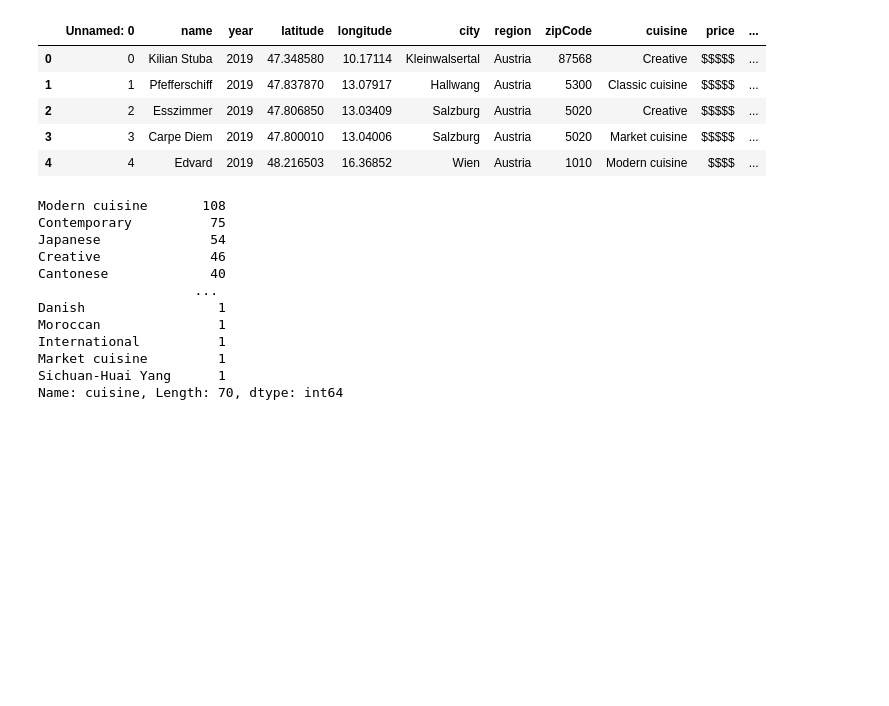
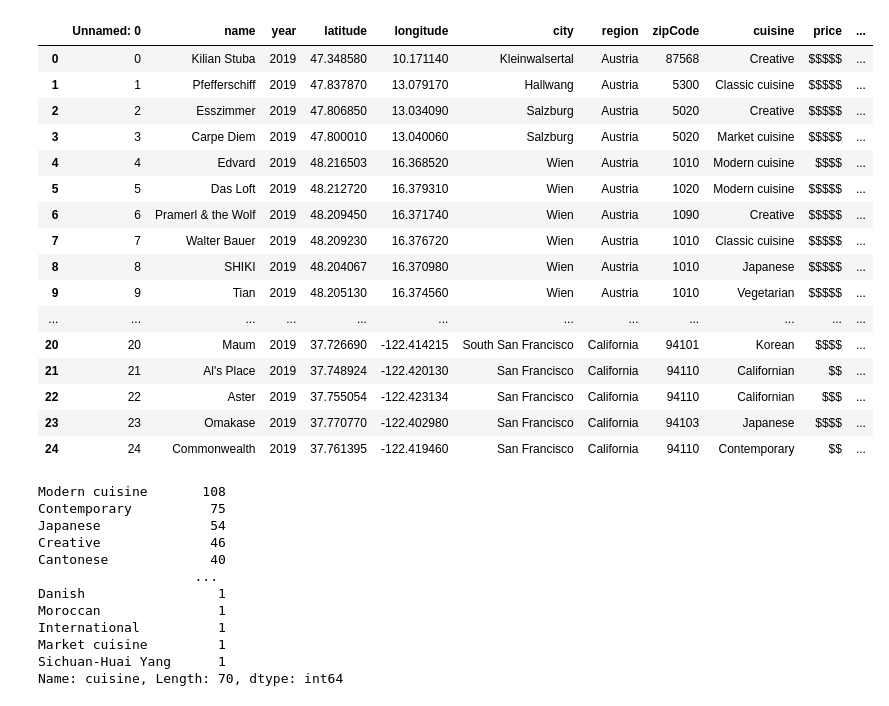
Before and after one commit to EI-github/smu_project1_michelinrestaurants, a Jupyter notebook: Megan_Work/Data_Analysis_Adams.ipynb, the cells around one changed output. Saved outputs shown, nothing was run; the diff lists cells and outputs as text; code cells hidden in the pictures; blank space fills up the shorter version.

```diff
--- a/Megan_Work/Data_Analysis_Adams.ipynb
+++ b/Megan_Work/Data_Analysis_Adams.ipynb
@@ -8,16 +8,27 @@ import matplotlib.pyplot as plt
 # %%
 #Import cleaned csv
 cleandata = "../Resources/Cleaned.csv"
 
 df = pd.read_csv(cleandata)
-df.head()
+df.head(25)
 # %% [output]
 |  | Unnamed: 0 | name | year | latitude | longitude | city | region | zipCode | cuisine | price | ... |
-| 0 | 0 | Kilian Stuba | 2019 | 47.348580 | 10.17114 | Kleinwalsertal | Austria | 87568 | Creative | $$$$$ | ... |
-| 1 | 1 | Pfefferschiff | 2019 | 47.837870 | 13.07917 | Hallwang | Austria | 5300 | Classic cuisine | $$$$$ | ... |
-| 2 | 2 | Esszimmer | 2019 | 47.806850 | 13.03409 | Salzburg | Austria | 5020 | Creative | $$$$$ | ... |
-| 3 | 3 | Carpe Diem | 2019 | 47.800010 | 13.04006 | Salzburg | Austria | 5020 | Market cuisine | $$$$$ | ... |
-| 4 | 4 | Edvard | 2019 | 48.216503 | 16.36852 | Wien | Austria | 1010 | Modern cuisine | $$$$ | ... |
+| 0 | 0 | Kilian Stuba | 2019 | 47.348580 | 10.171140 | Kleinwalsertal | Austria | 87568 | Creative | $$$$$ | ... |
+| 1 | 1 | Pfefferschiff | 2019 | 47.837870 | 13.079170 | Hallwang | Austria | 5300 | Classic cuisine | $$$$$ | ... |
+| 2 | 2 | Esszimmer | 2019 | 47.806850 | 13.034090 | Salzburg | Austria | 5020 | Creative | $$$$$ | ... |
+| 3 | 3 | Carpe Diem | 2019 | 47.800010 | 13.040060 | Salzburg | Austria | 5020 | Market cuisine | $$$$$ | ... |
+| 4 | 4 | Edvard | 2019 | 48.216503 | 16.368520 | Wien | Austria | 1010 | Modern cuisine | $$$$ | ... |
+| 5 | 5 | Das Loft | 2019 | 48.212720 | 16.379310 | Wien | Austria | 1020 | Modern cuisine | $$$$$ | ... |
+| 6 | 6 | Pramerl & the Wolf | 2019 | 48.209450 | 16.371740 | Wien | Austria | 1090 | Creative | $$$$$ | ... |
+| 7 | 7 | Walter Bauer | 2019 | 48.209230 | 16.376720 | Wien | Austria | 1010 | Classic cuisine | $$$$$ | ... |
+| 8 | 8 | SHIKI | 2019 | 48.204067 | 16.370980 | Wien | Austria | 1010 | Japanese | $$$$$ | ... |
+| 9 | 9 | Tian | 2019 | 48.205130 | 16.374560 | Wien | Austria | 1010 | Vegetarian | $$$$$ | ... |
+| ... | ... | ... | ... | ... | ... | ... | ... | ... | ... | ... | ... |
+| 20 | 20 | Maum | 2019 | 37.726690 | -122.414215 | South San Francisco | California | 94101 | Korean | $$$$ | ... |
+| 21 | 21 | Al's Place | 2019 | 37.748924 | -122.420130 | San Francisco | California | 94110 | Californian | $$ | ... |
+| 22 | 22 | Aster | 2019 | 37.755054 | -122.423134 | San Francisco | California | 94110 | Californian | $$$ | ... |
+| 23 | 23 | Omakase | 2019 | 37.770770 | -122.402980 | San Francisco | California | 94103 | Japanese | $$$$ | ... |
+| 24 | 24 | Commonwealth | 2019 | 37.761395 | -122.419460 | San Francisco | California | 94110 | Contemporary | $$ | ... |
 # %%
 df.cuisine.value_counts()
 # %% [output]
```
Also changed, not shown: parts of 1 cell of this notebook.
